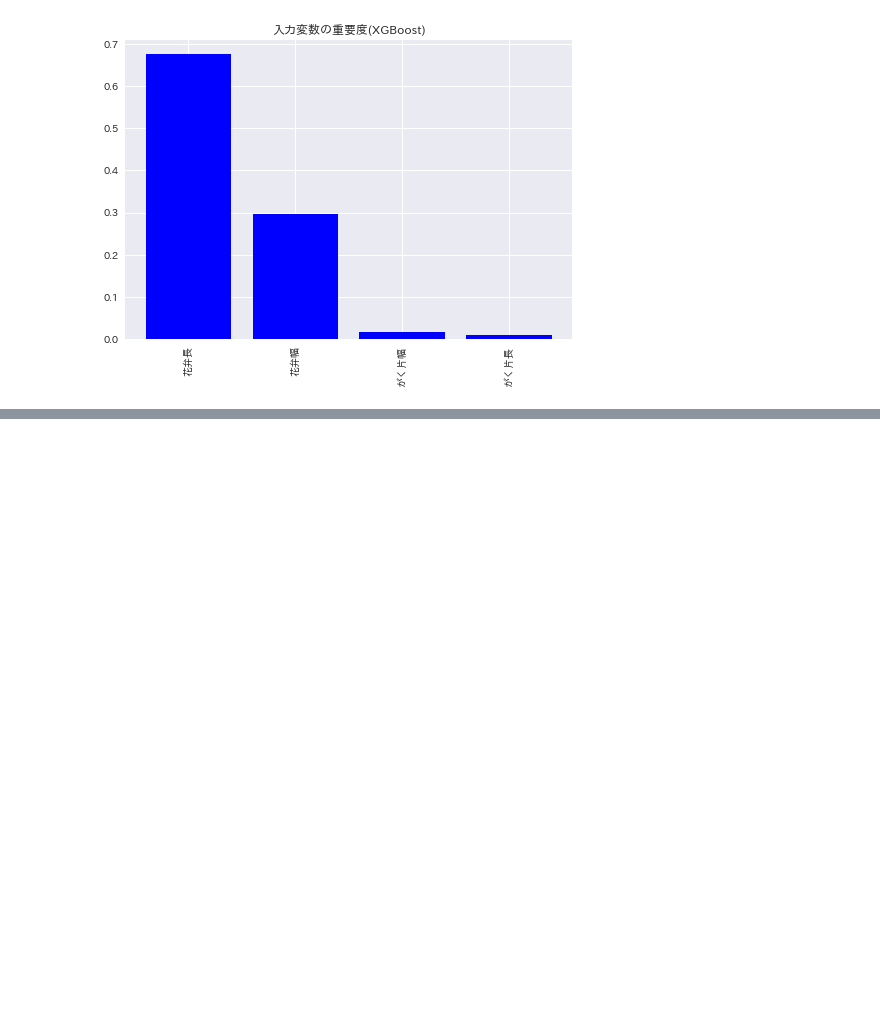
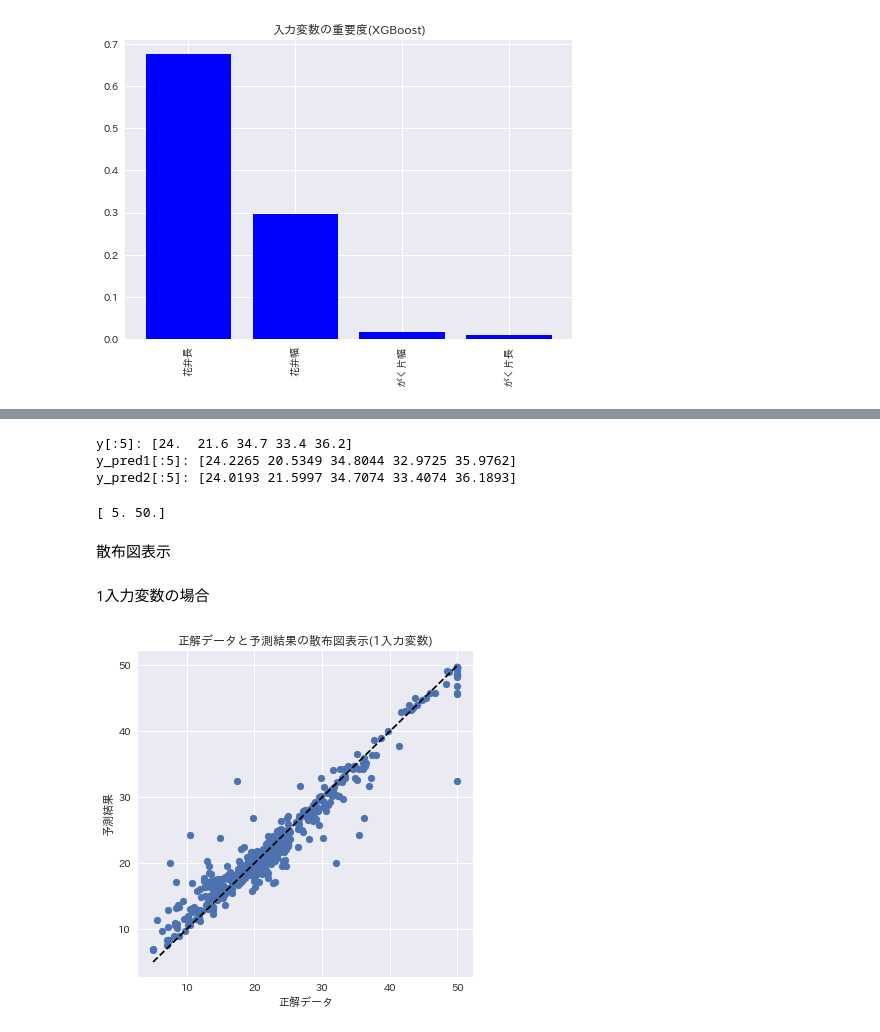
Before and after one commit to ginmaruGH/Creating_Profitable_AI_with_Python_nkbp, a Jupyter notebook: jupyter/ch04_04_estimate.ipynb, the cells around one changed output, grey strips where cells are left out. Cells and saved outputs as stored; diff of their text form; code cells hidden in the pictures; blank space fills up the shorter version.

```diff
--- a/jupyter/ch04_04_estimate.ipynb
+++ b/jupyter/ch04_04_estimate.ipynb
@@ -557,0 +560,20 @@ dtype: float32
+# %%
+# データ読み込みからデータ分割まで
+
+# データの読み込み（ボストン・データセット）
+from sklearn.datasets import load_boston
+boston = load_boston()
+
+# df: 入力データ
+df = pd.DataFrame(boston.data, columns=boston.feature_names)
+
+# y: 正解データ
+y = boston.target
+
+# 1項目だけの入力データdf1を作る
+df1 = df[['RM']]
+
+# 結果確認
+display(df.head())
+display(df1.head())
+print(y[:5])
@@ -557,0 +619,41 @@ dtype: float32
+# %%
+# 結果確認
+print(f"y[:5]: {y[:5]}")
+print(f"y_pred1[:5]: {y_pred1[:5]}")
+print(f"y_pred2[:5]: {y_pred2[:5]}")
+# %% [output]
+y[:5]: [24.  21.6 34.7 33.4 36.2]
+y_pred1[:5]: [24.2265 20.5349 34.8044 32.9725 35.9762]
+y_pred2[:5]: [24.0193 21.5997 34.7074 33.4074 36.1893]
+# %%
+# yの最大値と最小値の計算
+y_range = np.array([y.min(), y.max()])
+
+# 結果確認
+print(y_range)
+# %% [output]
+[ 5. 50.]
+# %% [markdown]
+散布図表示
+# %% [markdown]
+1入力変数の場合
+# %%
+# 散布図による結果確認（入力変数 1）
+
+# 描画サイズ指定
+plt.figure(figsize=(6, 6))
+
+# 散布図表示
+plt.scatter(y, y_pred1)
+
+# 正解データ = 予測結果の直線
+plt.plot(y_range, y_range, 'k--')
+
+# ラベル・タイトル
+plt.xlabel('正解データ')
+plt.ylabel('予測結果')
+plt.title('正解データと予測結果の散布図表示(1入力変数)')
+
+plt.show()
+# %% [output]
+[figure, added]
```
Also changed, not shown: parts of 9 cells of this notebook, 1 other file.
